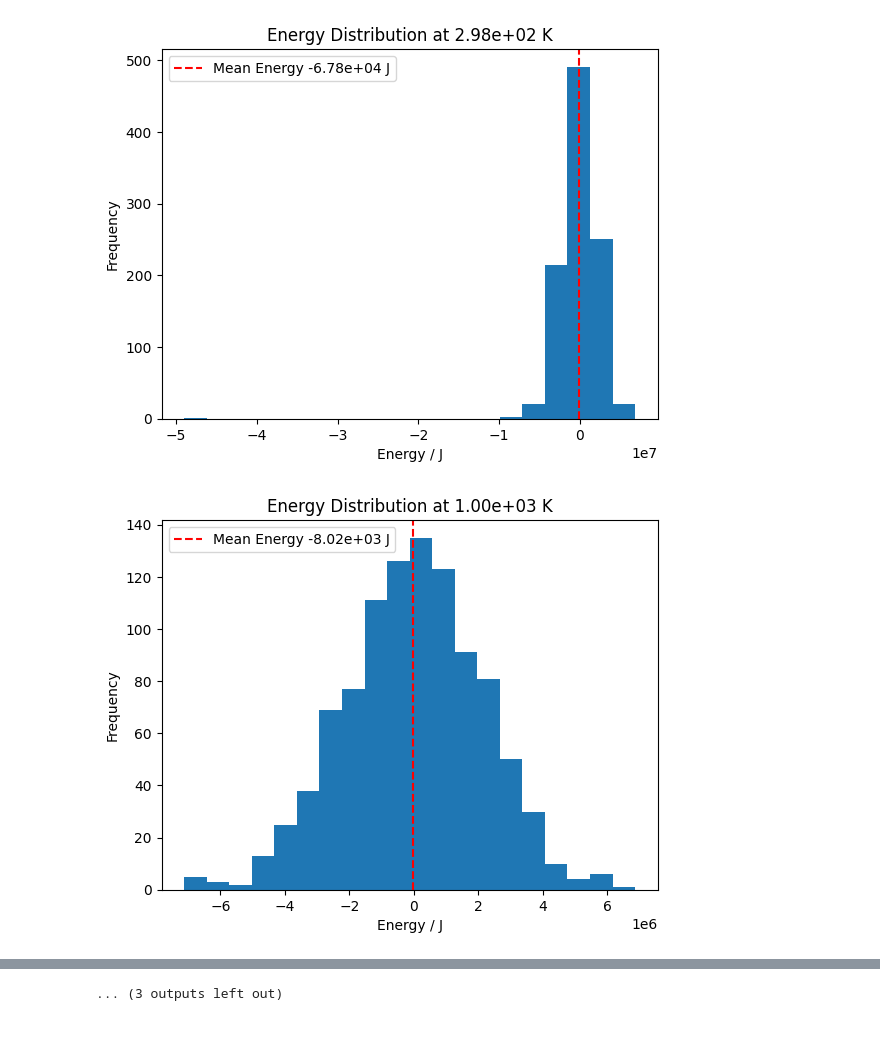
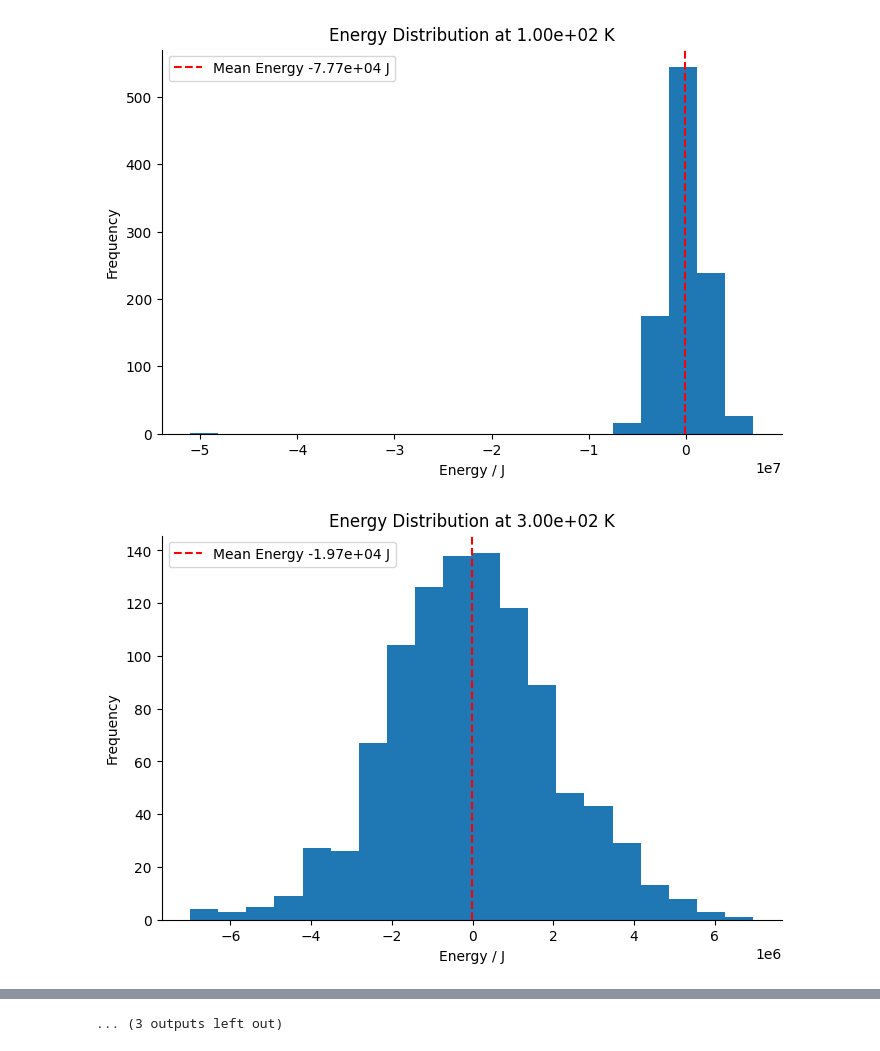
Before and after one commit to Iddmeister/IsingModel, a Jupyter notebook: visual.ipynb, the cells around one changed output, grey strips where cells are left out. Drawn from its saved outputs; the diff is of its cells as text; code cells hidden in the pictures.

Commit message:
Changed Temperatures

```diff
--- a/visual.ipynb
+++ b/visual.ipynb
@@ -1,6 +1,7 @@
 # %%
 import pandas as pd
 import matplotlib.pyplot as plt
+import numpy as np
 
 
 data = {}
@@ -13,23 +14,25 @@ def importData(filename):
     return temperature, df
 
 for i in range(15):
-    temperature, df = importData("output/temp_%s" % i)
+    temperature, df = importData("output/temperature_%s.csv" % i)
     data[temperature] = df
 # %%
 for temperature in data.keys():
 
-    fig, ax = plt.subplots()
+    fig, ax = plt.subplots(figsize=(8, 5))
     df = data[temperature]
     ax.hist(df["energy"], bins=20)
     ax.set_title(f"Energy Distribution at %s K" % "{:.2e}".format(temperature))
     # ax.set_xlim(-10e6, 10e6)
     ax.axvline(df["energy"].mean(), color="red", linestyle="dashed", label=f"Mean Energy %s J" % "{:.2e}".format(df["energy"].mean()))
     ax.legend(loc="upper left")
     ax.set_ylabel("Frequency")
     ax.set_xlabel("Energy / J")
+    ax.spines['top'].set_color('#FFFFFF')
+    ax.spines['right'].set_color('#FFFFFF')
     # print(fig.get_size_inches())
     # ax.annotate(f"Mean Energy %s J" % "{:.2e}".format(df["energy"].mean()), (0.01, 0.9), xycoords="axes fraction")
     # print(df["energy"].mean())
 # %% [output]
-[figure, old version]
+[figure, new version]
-[figure, old version]
+[figure, new version]
```
Also changed, not shown: parts of 3 cells of this notebook, 33 other files.
